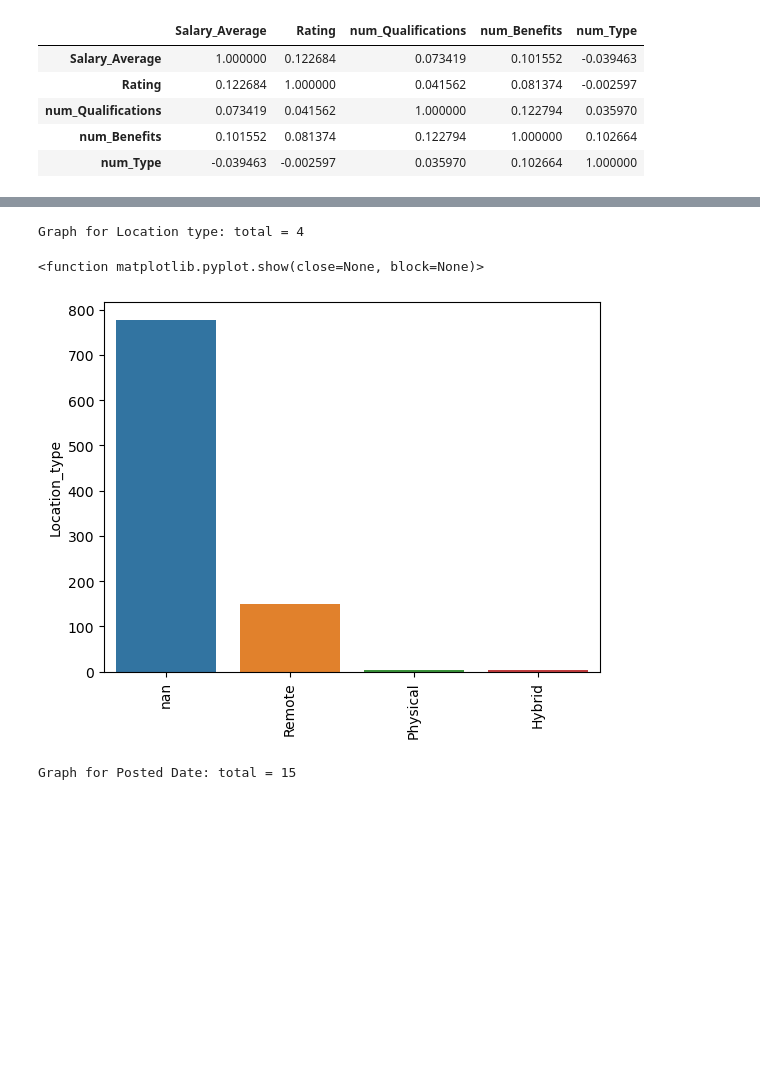
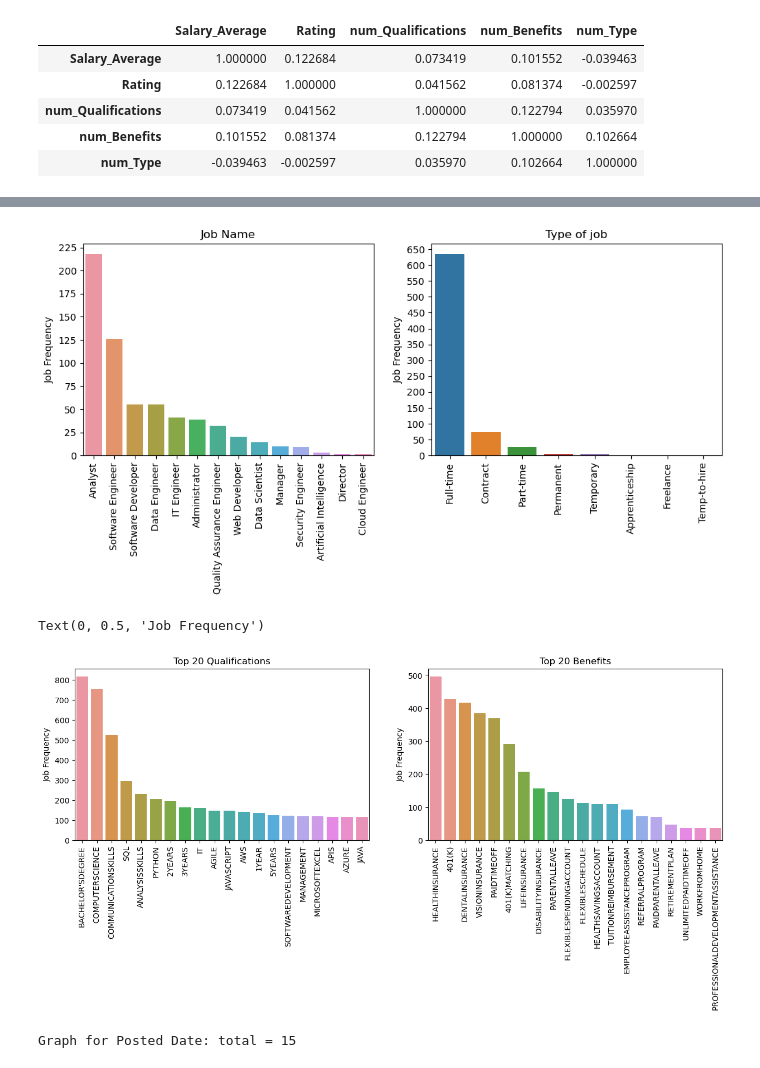
Before and after one commit to Bishesh-Khanal/scrapper_simplyhired, a Jupyter notebook: EDA.ipynb, the cells around one changed output, grey strips where cells are left out. Cells and saved outputs as stored; diff of their text form; code cells hidden in the pictures; blank space fills up the shorter version.

```diff
--- a/EDA.ipynb
+++ b/EDA.ipynb
@@ -392,13 +386,38 @@ Graph for Job: total = 15
-# %%
-cat_num = df['Location_type'].value_counts()
-print('Graph for %s: total = %d' % ('Location type', len(cat_num)))
-chart = sns.barplot(x = cat_num.index, y = cat_num)
-chart.set_xticklabels(chart.get_xticklabels(), rotation = 90)
-plt.show
-# %% [output]
-Graph for Location type: total = 4
-<function matplotlib.pyplot.show(close=None, block=None)>
-[figure, removed]
+# %%
+fig, axes = plt.subplots(1, 2, figsize=(12, 4))
+
+chart = sns.barplot(x=df['Job_simp'].value_counts()[1:].index, y=df['Job_simp'].value_counts()[1:], ax=axes[0])
+chart.set_xticklabels(chart.get_xticklabels(), rotation = 90)
+axes[0].yaxis.set_major_locator(MultipleLocator(25))
+axes[0].set_title('Job Name')
+axes[0].set_ylabel('Job Frequency')
+
+chart = sns.barplot(x=Type.value_counts().index, y=Type.value_counts(), ax=axes[1])
+chart.set_xticklabels(chart.get_xticklabels(), rotation = 90)
+axes[1].yaxis.set_major_locator(MultipleLocator(50))
+axes[1].set_title('Type of job')
+axes[1].set_ylabel('Job Frequency')
+
+plt.show()
+# %% [output]
+[figure, added]
+# %%
+fig, axes = plt.subplots(1, 2, figsize=(15, 4))
+
+qualifications = qualifications.apply(lambda x: x.upper())
+chart = sns.barplot(x=qualifications.value_counts()[0:20].index, y=qualifications.value_counts()[0:20], ax=axes[0])
+chart.set_xticklabels(chart.get_xticklabels(), rotation = 90)
+axes[0].set_title('Top 20 Qualifications')
+axes[0].set_ylabel('Job Frequency')
+
+benefits = benefits.apply(lambda x: x.upper())
+chart = sns.barplot(x=benefits.value_counts()[0:20].index, y=benefits.value_counts()[0:20], ax=axes[1])
+chart.set_xticklabels(chart.get_xticklabels(), rotation = 90)
+axes[1].set_title('Top 20 Benefits')
+axes[1].set_ylabel('Job Frequency')
+# %% [output]
+Text(0, 0.5, 'Job Frequency')
+[figure, added]
 # %%
 cat_num = df['Posted_Date'].value_counts()
 print('Graph for %s: total = %d' % ('Posted Date', len(cat_num)))
```
Also changed, not shown: parts of 24 cells of this notebook.
